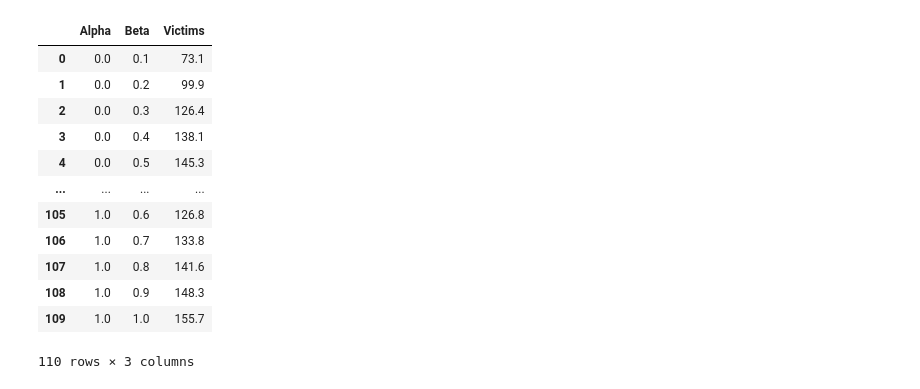
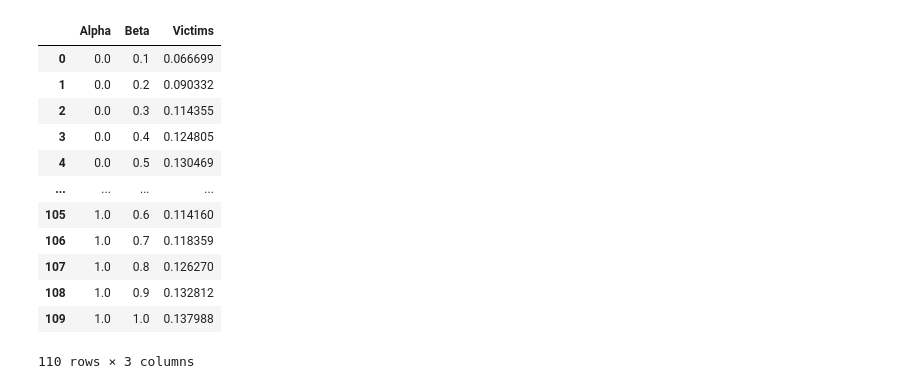
Before and after one commit to isr413/CASSim, a Jupyter notebook: client/notebooks/random_walk_report.ipynb, the cells around one changed output. Drawn from its saved outputs; the diff is of its cells as text; code cells hidden in the pictures.

```diff
--- a/client/notebooks/random_walk_report.ipynb
+++ b/client/notebooks/random_walk_report.ipynb
@@ -23,20 +23,21 @@ df
 1100 rows × 9 columns
 # %%
 data = df.groupby(["Alpha", "Beta"], as_index=False).agg(Victims=("Victims", "mean"))
+data["Victims"] = data["Victims"] / 1024
 data
 # %% [output]
 |  | Alpha | Beta | Victims |
-| 0 | 0.0 | 0.1 | 73.1 |
-| 1 | 0.0 | 0.2 | 99.9 |
-| 2 | 0.0 | 0.3 | 126.4 |
-| 3 | 0.0 | 0.4 | 138.1 |
-| 4 | 0.0 | 0.5 | 145.3 |
+| 0 | 0.0 | 0.1 | 0.066699 |
+| 1 | 0.0 | 0.2 | 0.090332 |
+| 2 | 0.0 | 0.3 | 0.114355 |
+| 3 | 0.0 | 0.4 | 0.124805 |
+| 4 | 0.0 | 0.5 | 0.130469 |
 | ... | ... | ... | ... |
-| 105 | 1.0 | 0.6 | 126.8 |
-| 106 | 1.0 | 0.7 | 133.8 |
-| 107 | 1.0 | 0.8 | 141.6 |
-| 108 | 1.0 | 0.9 | 148.3 |
-| 109 | 1.0 | 1.0 | 155.7 |
+| 105 | 1.0 | 0.6 | 0.114160 |
+| 106 | 1.0 | 0.7 | 0.118359 |
+| 107 | 1.0 | 0.8 | 0.126270 |
+| 108 | 1.0 | 0.9 | 0.132812 |
+| 109 | 1.0 | 1.0 | 0.137988 |
 110 rows × 3 columns
 # %%
 fig = plt.figure(figsize=(13.33,7.5), dpi = 96)
```
Also changed, not shown: parts of 9 cells of this notebook, 2 other files.
